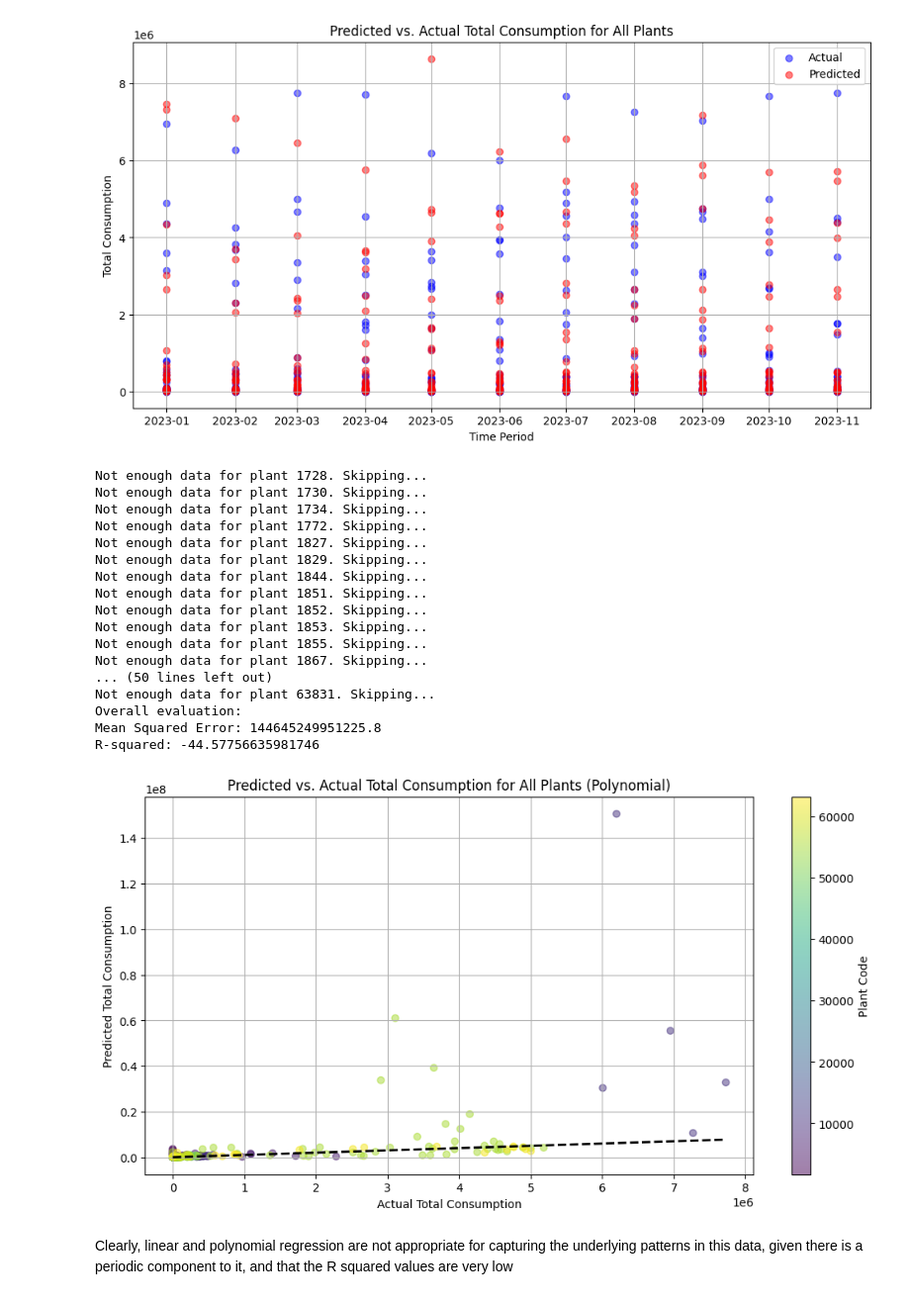
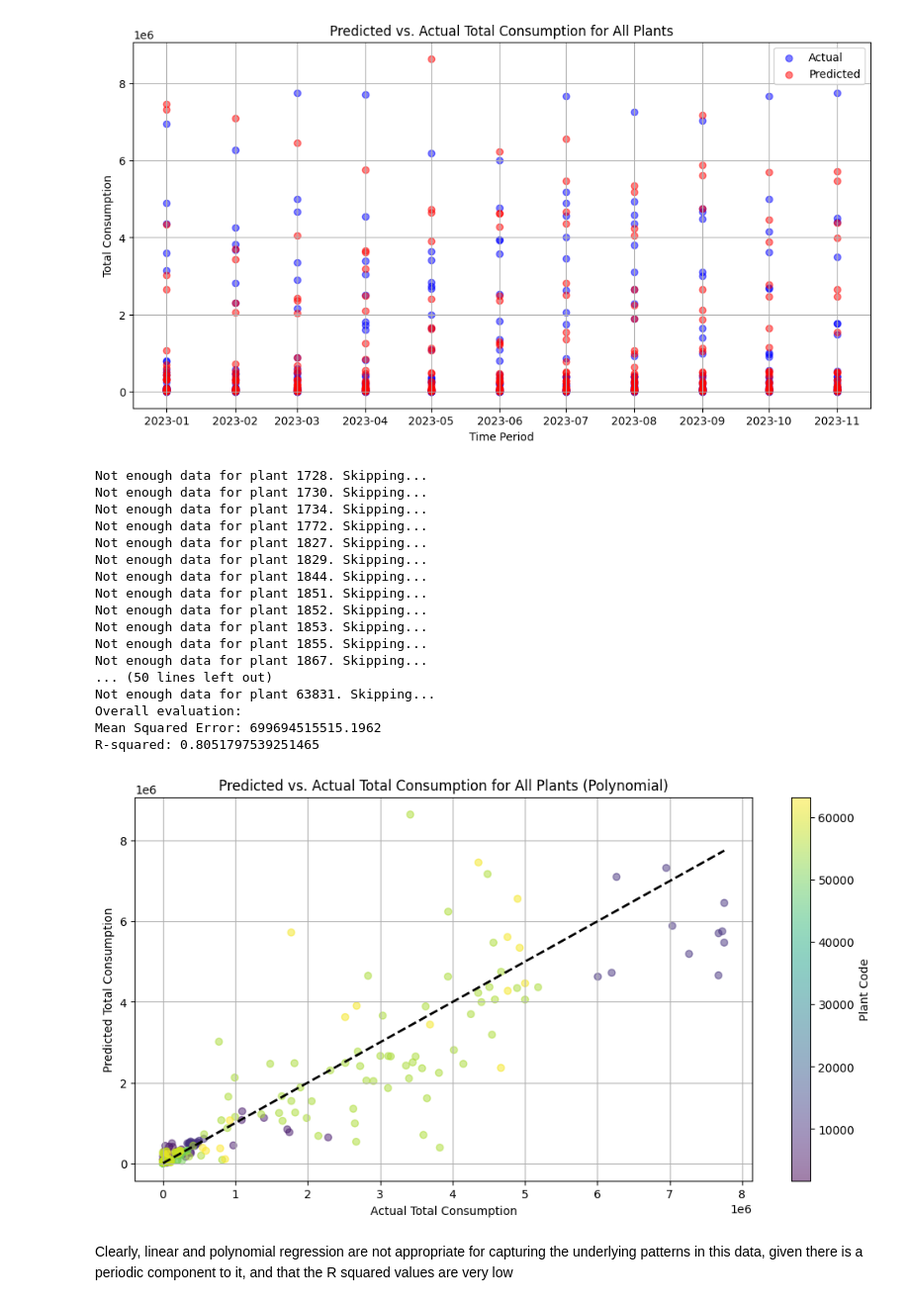
Before and after one commit to nblakkanesser/MADS_Milestone2, a Jupyter notebook: Analysis/Supervised_Analysis.ipynb, the cells around one changed output. Shown at 99% size. Cells and saved outputs as stored; diff of their text form; code cells hidden in the pictures.

Commit message:
edits to visuals

```diff
--- a/Analysis/Supervised_Analysis.ipynb
+++ b/Analysis/Supervised_Analysis.ipynb
@@ -333,7 +333,7 @@ for plant_code, plant_data in grouped_data:
     y_test = test_data['total-consumption']
 
     # Define the degree of polynomial features
-    degree = 2  # Change this value as needed
+    degree = 1  # Change this value as needed
 
     # Create polynomial features
     poly_features = PolynomialFeatures(degree=degree)
@@ -370,36 +370,36 @@ r2_all = r2_score(actual_consumption_all, predicted_consumption_all)
 print('Overall evaluation:')
 print(f'Mean Squared Error: {mse_all}')
 print(f'R-squared: {r2_all}')
 
 # Plotting the predicted vs. actual total consumption for all plants
 plt.figure(figsize=(12, 6))
 plt.scatter(actual_consumption_all, predicted_consumption_all, c=plant_colors, cmap='viridis', alpha=0.5)
 plt.plot([min(actual_consumption_all), max(actual_consumption_all)], [min(actual_consumption_all), max(actual_consumption_all)], 'k--', lw=2)  # Plotting the diagonal line
 plt.title('Predicted vs. Actual Total Consumption for All Plants (Polynomial)')
 plt.xlabel('Actual Total Consumption')
 plt.ylabel('Predicted Total Consumption')
 plt.grid(True)
 plt.colorbar(label='Plant Code')
 plt.show()
 # %% [output]
 Not enough data for plant 1728. Skipping...
 Not enough data for plant 1730. Skipping...
 Not enough data for plant 1734. Skipping...
 Not enough data for plant 1772. Skipping...
 Not enough data for plant 1827. Skipping...
 Not enough data for plant 1829. Skipping...
 Not enough data for plant 1844. Skipping...
 Not enough data for plant 1851. Skipping...
 Not enough data for plant 1852. Skipping...
 Not enough data for plant 1853. Skipping...
 Not enough data for plant 1855. Skipping...
 Not enough data for plant 1867. Skipping...
 ... (50 lines left out)
 Not enough data for plant 63831. Skipping...
 Overall evaluation:
-Mean Squared Error: 144645249951225.8
-R-squared: -44.57756635981746
+Mean Squared Error: 699694515515.1962
+R-squared: 0.8051797539251465
-[figure, old version]
+[figure, new version]
 # %% [markdown]
 Clearly, linear and polynomial regression are not appropriate for capturing the underlying patterns in this data, given there is a periodic component to it, and that the R squared values are very low
 # %%
```
